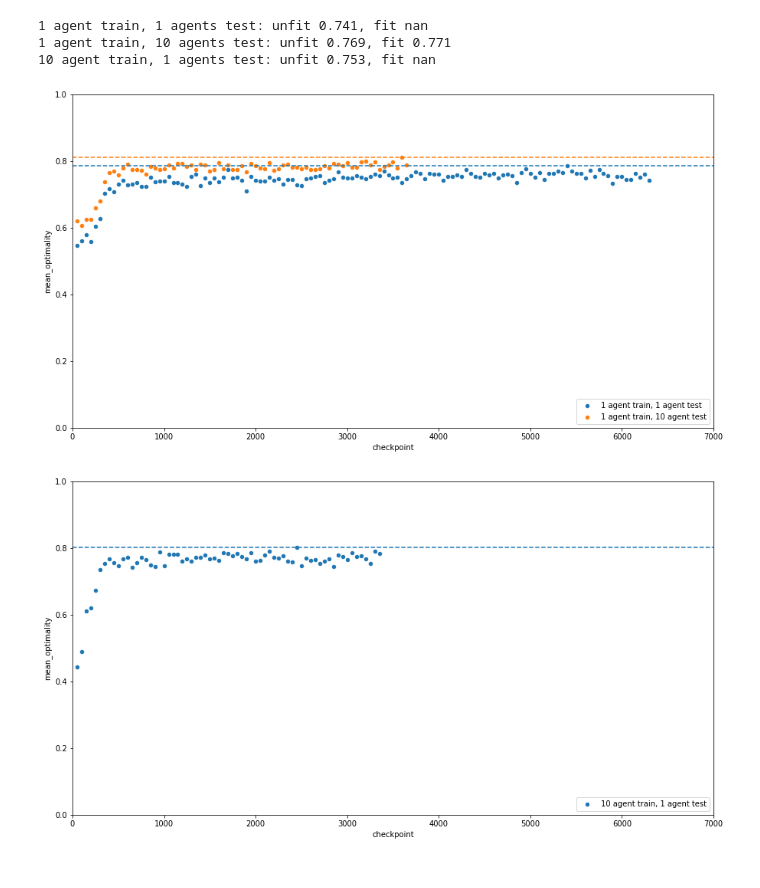
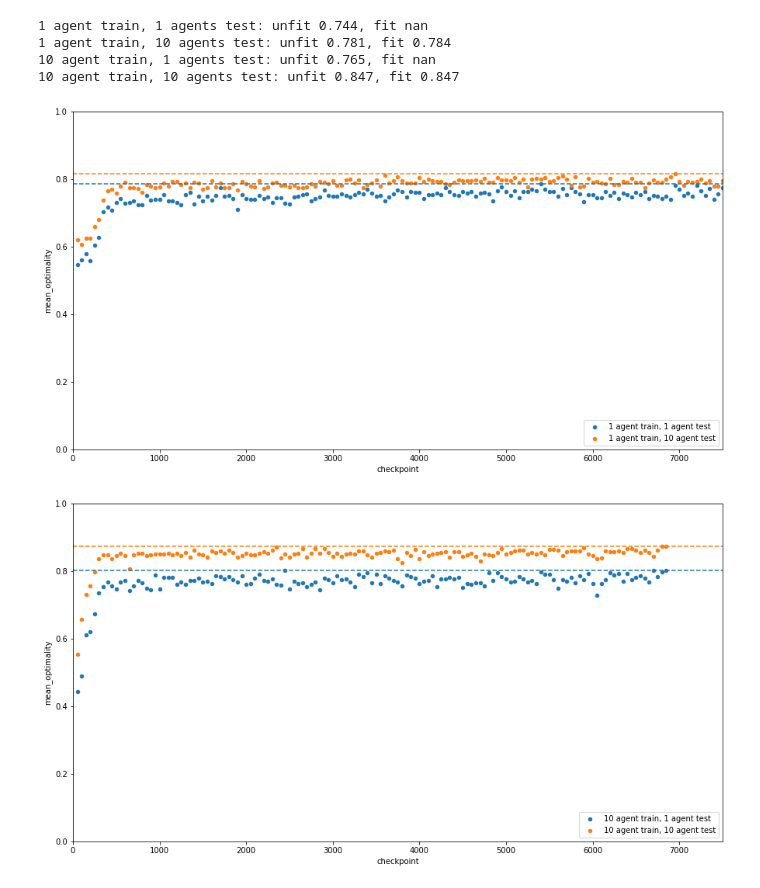
Before and after one commit to Langbridge/RL_RAR, a Jupyter notebook: results_eval.ipynb, the cells around one changed output. Drawn from its saved outputs; the diff is of its cells as text; code cells hidden in the pictures.

```diff
--- a/results_eval.ipynb
+++ b/results_eval.ipynb
@@ -11,6 +13,7 @@ FILEPATH = {
 }
 # %%
 df = pd.read_csv('optimality_eval.csv')
+df.replace([np.inf, -np.inf], np.nan, inplace=True)
 df.head()
 # %% [output]
 |  | filepath | checkpoint | num_agents | mean_len | mean_tot_reward | mean_optimality | optimality_0 | ... |
@@ -22,24 +25,25 @@ df.head()
 # %%
 for path, alias in FILEPATH.items():
     fig = plt.figure()
     ax = plt.gca()
     plt.ylim(0, 1)
-    plt.xlim(0, 7000)
+    plt.xlim(0, 7500)
 
     tmp = df[df.filepath == path]
 
     for agents in tmp.num_agents.unique():
-        if agents == 1: color = 'tab:blue'
-        else: color = 'tab:orange'
+        if agents == 10: color = 'tab:orange'
+        else: color = 'tab:blue'
         tmp[tmp.num_agents == agents].plot(kind='scatter', x='checkpoint', y='mean_optimality', ax=ax, color=color, label=f'{alias}, {agents} agent test')
         ax.hlines(y=tmp[tmp.num_agents == agents].mean_optimality.max(), xmin=plt.xlim()[0], xmax=plt.xlim()[1], colors=color, linestyles='--')
 
         print(f'{alias}, {agents} agents test: unfit {tmp[tmp.num_agents == agents].optimality_0.mean():.3f}, fit {tmp[tmp.num_agents == agents].optimality_2.mean():.3f}')
 
     plt.legend(loc='lower right')
 # %% [output]
-1 agent train, 1 agents test: unfit 0.741, fit nan
-1 agent train, 10 agents test: unfit 0.769, fit 0.771
-10 agent train, 1 agents test: unfit 0.753, fit nan
+1 agent train, 1 agents test: unfit 0.744, fit nan
+1 agent train, 10 agents test: unfit 0.781, fit 0.784
+10 agent train, 1 agents test: unfit 0.765, fit nan
+10 agent train, 10 agents test: unfit 0.847, fit 0.847
-[figure, old version]
+[figure, new version]
-[figure, old version]
+[figure, new version]
```
Also changed, not shown: parts of 1 cell of this notebook, 5 other files.
